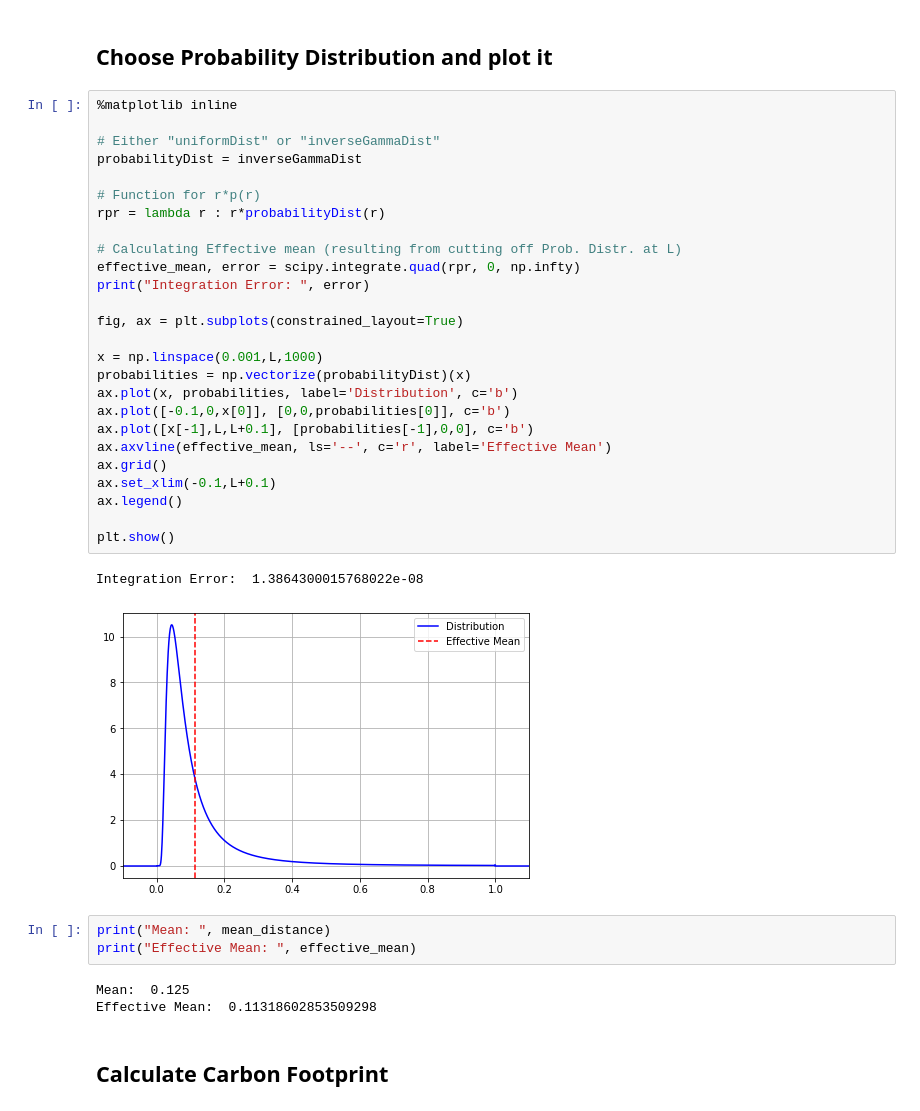
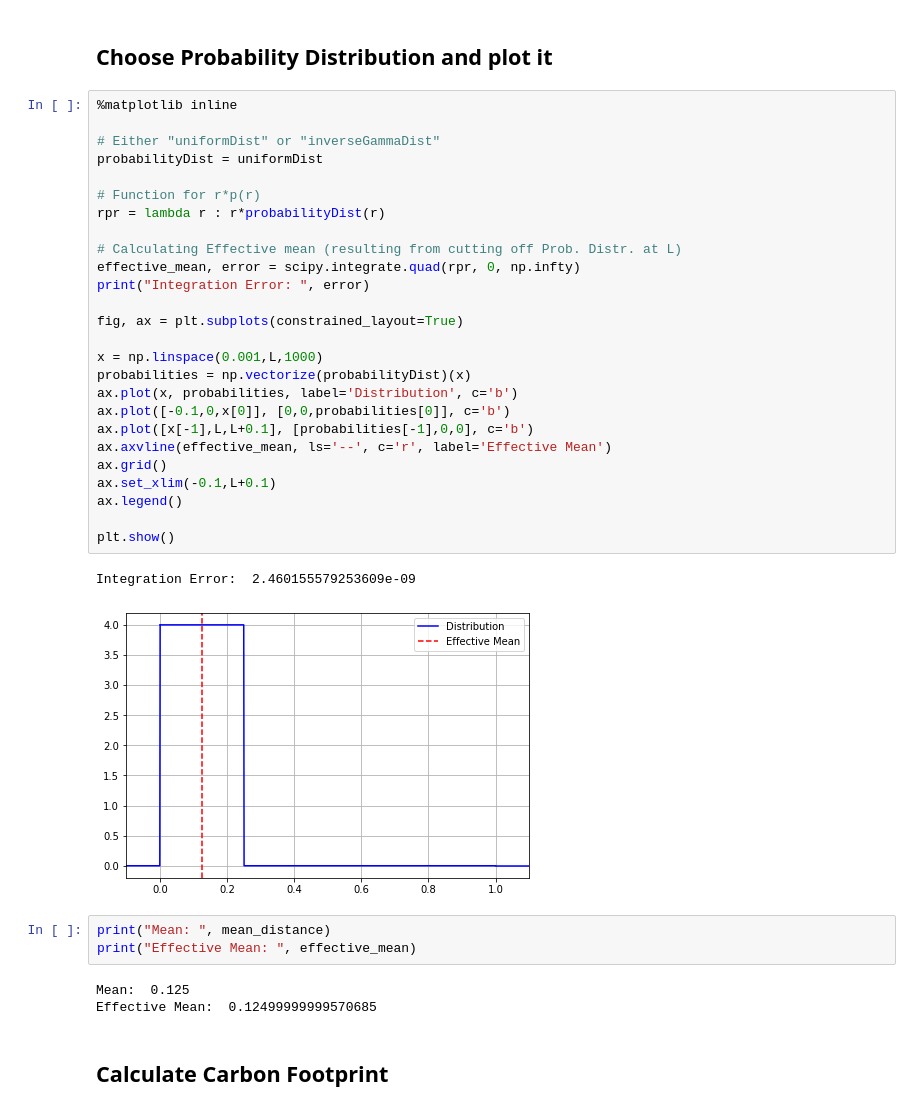
Before and after one commit to poss-group/bimodal_ridepooling, a Jupyter notebook: CarbonFootprintTheoryCalc.ipynb, the cells around one changed output. Cells and saved outputs as stored; diff of their text form.

```diff
--- a/CarbonFootprintTheoryCalc.ipynb
+++ b/CarbonFootprintTheoryCalc.ipynb
@@ -55,38 +60,38 @@ Normalization factor for InverseGamma distribution:  0.10639395310187488
 # %%
 %matplotlib inline
 
 # Either "uniformDist" or "inverseGammaDist"
-probabilityDist = inverseGammaDist
+probabilityDist = uniformDist
 
 # Function for r*p(r)
 rpr = lambda r : r*probabilityDist(r)
 
 # Calculating Effective mean (resulting from cutting off Prob. Distr. at L)
 effective_mean, error = scipy.integrate.quad(rpr, 0, np.infty)
 print("Integration Error: ", error)
 
 fig, ax = plt.subplots(constrained_layout=True)
 
 x = np.linspace(0.001,L,1000)
 probabilities = np.vectorize(probabilityDist)(x)
 ax.plot(x, probabilities, label='Distribution', c='b')
 ax.plot([-0.1,0,x[0]], [0,0,probabilities[0]], c='b')
 ax.plot([x[-1],L,L+0.1], [probabilities[-1],0,0], c='b')
 ax.axvline(effective_mean, ls='--', c='r', label='Effective Mean')
 ax.grid()
 ax.set_xlim(-0.1,L+0.1)
 ax.legend()
 
 plt.show()
 # %% [output]
-Integration Error:  1.3864300015768022e-08
+Integration Error:  2.460155579253609e-09
-[figure, old version]
+[figure, new version]
 # %%
 print("Mean: ", mean_distance)
 print("Effective Mean: ", effective_mean)
 # %% [output]
 Mean:  0.125
-Effective Mean:  0.11318602853509298
+Effective Mean:  0.12499999999570685
 # %% [markdown]
 ## Calculate Carbon Footprint
 # %%
```
Also changed, not shown: parts of 9 cells of this notebook.
